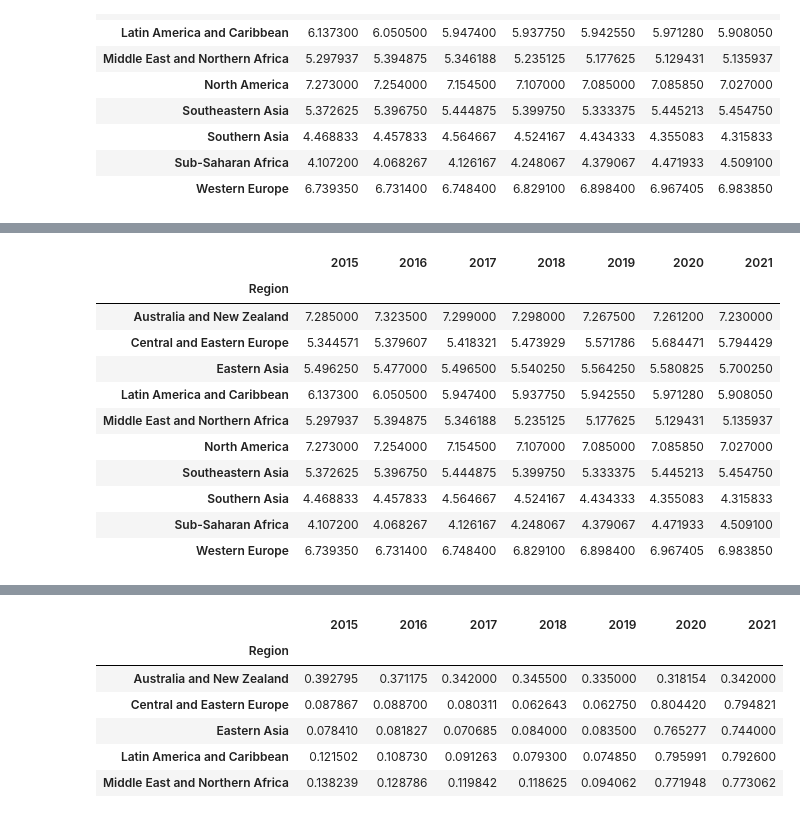
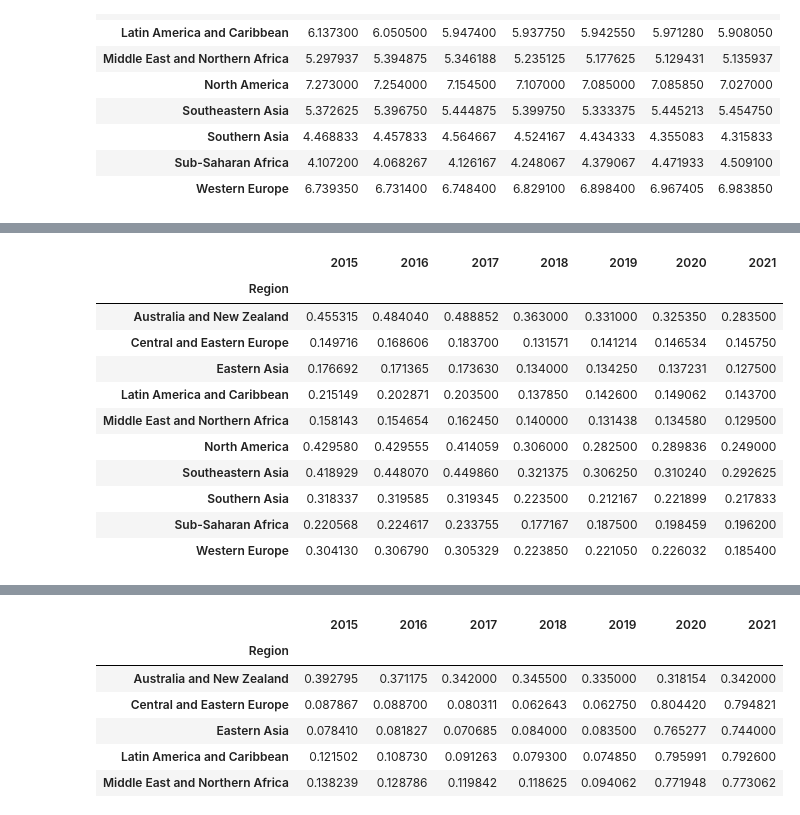
Before and after one commit to matteo005/Happiness_Project, a Jupyter notebook: TD_Happiness.ipynb, the cells around one changed output, grey strips where cells are left out. Saved outputs shown, nothing was run; the diff lists cells and outputs as text; code cells hidden in the pictures.

```diff
--- a/TD_Happiness.ipynb
+++ b/TD_Happiness.ipynb
@@ -140,26 +136,26 @@ region_vs_Happiness.plot.bar(figsize=(12, 8))
 # %%
-region_vs_Generosity = df.groupby("Region")[["2015Generosity", "2016Generosity", "2017Generosity", "2018Happiness", "2019Generosity", "2020Generosity", "2021Generosity"]].mean()
-region_vs_Generosity = region_vs_Happiness.rename(columns={
+region_vs_Generosity = df.groupby("Region")[["2015Generosity", "2016Generosity", "2017Generosity", "2018Generosity", "2019Generosity", "2020Generosity", "2021Generosity"]].mean()
+region_vs_Generosity = region_vs_Generosity.rename(columns={
     "2015Generosity": "2015",
     "2016Generosity": "2016",
     "2017Generosity": "2017",
     "2018Generosity": "2018",
     "2019Generosity": "2019",
-    "2020Happiness": "2020",
-    "2021Happiness": "2021"
+    "2020Generosity": "2020",
+    "2021Generosity": "2021"
 })
 
 region_vs_Generosity
 # %% [output]
 |  | 2015 | 2016 | 2017 | 2018 | 2019 | 2020 | 2021 |
 | Region |  |  |  |  |  |  |  |
-| Australia and New Zealand | 7.285000 | 7.323500 | 7.299000 | 7.298000 | 7.267500 | 7.261200 | 7.230000 |
-| Central and Eastern Europe | 5.344571 | 5.379607 | 5.418321 | 5.473929 | 5.571786 | 5.684471 | 5.794429 |
-| Eastern Asia | 5.496250 | 5.477000 | 5.496500 | 5.540250 | 5.564250 | 5.580825 | 5.700250 |
-| Latin America and Caribbean | 6.137300 | 6.050500 | 5.947400 | 5.937750 | 5.942550 | 5.971280 | 5.908050 |
-| Middle East and Northern Africa | 5.297937 | 5.394875 | 5.346188 | 5.235125 | 5.177625 | 5.129431 | 5.135937 |
-| North America | 7.273000 | 7.254000 | 7.154500 | 7.107000 | 7.085000 | 7.085850 | 7.027000 |
-| Southeastern Asia | 5.372625 | 5.396750 | 5.444875 | 5.399750 | 5.333375 | 5.445213 | 5.454750 |
-| Southern Asia | 4.468833 | 4.457833 | 4.564667 | 4.524167 | 4.434333 | 4.355083 | 4.315833 |
-| Sub-Saharan Africa | 4.107200 | 4.068267 | 4.126167 | 4.248067 | 4.379067 | 4.471933 | 4.509100 |
-| Western Europe | 6.739350 | 6.731400 | 6.748400 | 6.829100 | 6.898400 | 6.967405 | 6.983850 |
+| Australia and New Zealand | 0.455315 | 0.484040 | 0.488852 | 0.363000 | 0.331000 | 0.325350 | 0.283500 |
+| Central and Eastern Europe | 0.149716 | 0.168606 | 0.183700 | 0.131571 | 0.141214 | 0.146534 | 0.145750 |
+| Eastern Asia | 0.176692 | 0.171365 | 0.173630 | 0.134000 | 0.134250 | 0.137231 | 0.127500 |
+| Latin America and Caribbean | 0.215149 | 0.202871 | 0.203500 | 0.137850 | 0.142600 | 0.149062 | 0.143700 |
+| Middle East and Northern Africa | 0.158143 | 0.154654 | 0.162450 | 0.140000 | 0.131438 | 0.134580 | 0.129500 |
+| North America | 0.429580 | 0.429555 | 0.414059 | 0.306000 | 0.282500 | 0.289836 | 0.249000 |
+| Southeastern Asia | 0.418929 | 0.448070 | 0.449860 | 0.321375 | 0.306250 | 0.310240 | 0.292625 |
+| Southern Asia | 0.318337 | 0.319585 | 0.319345 | 0.223500 | 0.212167 | 0.221899 | 0.217833 |
+| Sub-Saharan Africa | 0.220568 | 0.224617 | 0.233755 | 0.177167 | 0.187500 | 0.198459 | 0.196200 |
+| Western Europe | 0.304130 | 0.306790 | 0.305329 | 0.223850 | 0.221050 | 0.226032 | 0.185400 |
```
Also changed, not shown: parts of 13 cells of this notebook.
